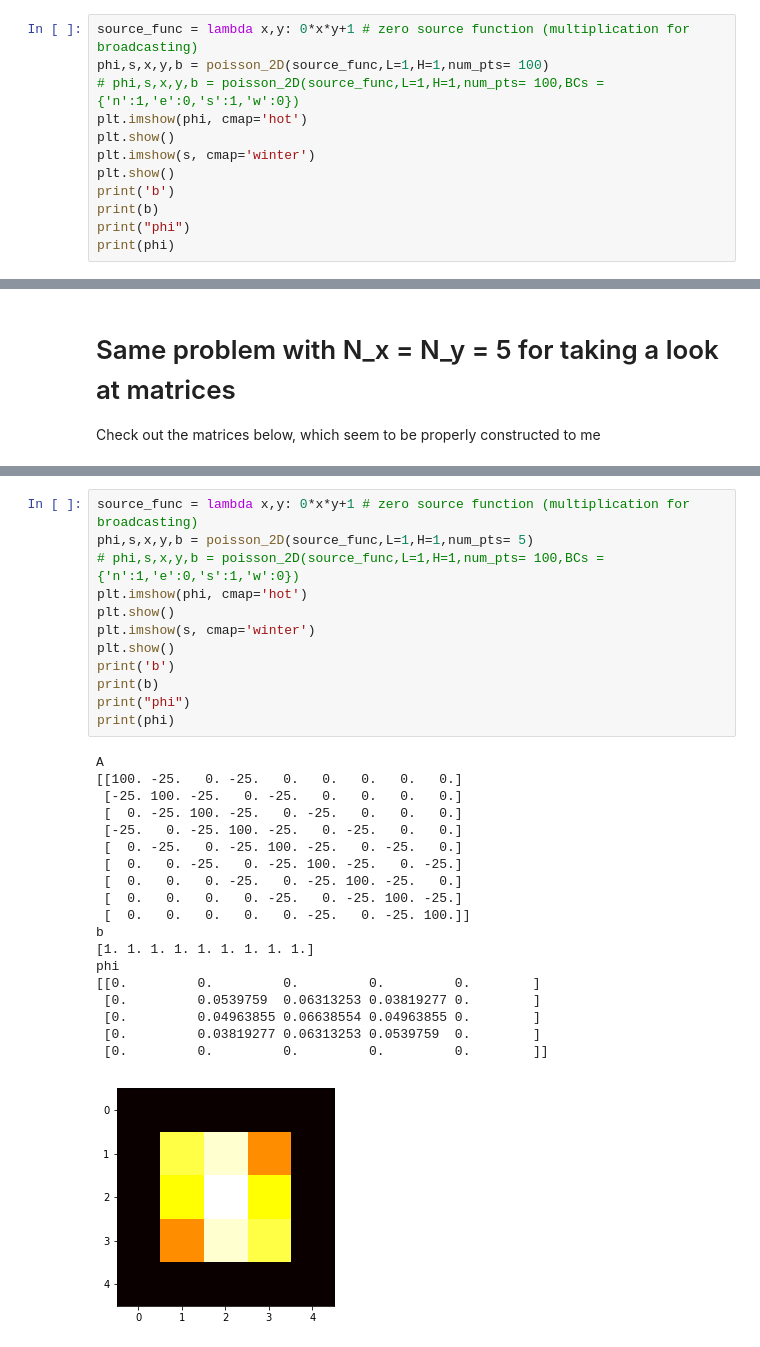
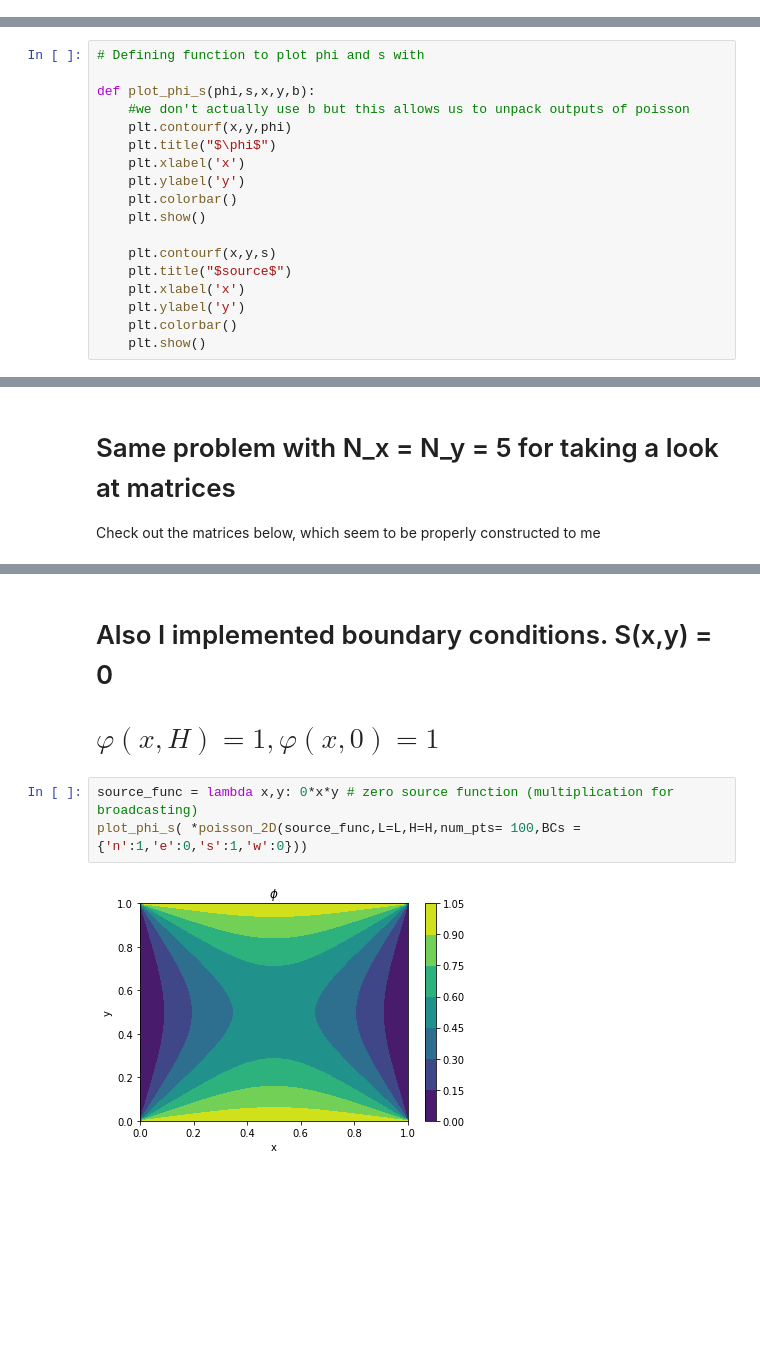
Before and after one commit to Gloamglozer/NumericalMethods, a Jupyter notebook: Week5/poisson_2d.ipynb, the cells around one changed output, grey strips where cells are left out. Drawn from its saved outputs; the diff is of its cells as text; blank space fills up the shorter version.

```diff
--- a/Week5/poisson_2d.ipynb
+++ b/Week5/poisson_2d.ipynb
@@ -150,12 +155,0 @@ def poisson_2D(s_fun,L,H,num_pts,BCs = None):
-# %%
-source_func = lambda x,y: 0*x*y+1 # zero source function (multiplication for broadcasting)
-phi,s,x,y,b = poisson_2D(source_func,L=1,H=1,num_pts= 100)
-# phi,s,x,y,b = poisson_2D(source_func,L=1,H=1,num_pts= 100,BCs = {'n':1,'e':0,'s':1,'w':0})
-plt.imshow(phi, cmap='hot')
-plt.show()
-plt.imshow(s, cmap='winter')
-plt.show()
-print('b')
-print(b)
-print("phi")
-print(phi)
@@ -182,0 +156,18 @@ phi
+# %%
+# Defining function to plot phi and s with
+
+def plot_phi_s(phi,s,x,y,b):
+    #we don't actually use b but this allows us to unpack outputs of poisson
+    plt.contourf(x,y,phi)
+    plt.title("$\phi$")
+    plt.xlabel('x')
+    plt.ylabel('y')
+    plt.colorbar()
+    plt.show()
+
+    plt.contourf(x,y,s)
+    plt.title("$source$")
+    plt.xlabel('x')
+    plt.ylabel('y')
+    plt.colorbar()
+    plt.show()
@@ -186,32 +216,8 @@ phi
+# %% [markdown]
+# Also I implemented boundary conditions. S(x,y) = 0
+# $\varphi(x,H) = 1, \varphi(x,0) = 1 $
 # %%
-source_func = lambda x,y: 0*x*y+1 # zero source function (multiplication for broadcasting)
-phi,s,x,y,b = poisson_2D(source_func,L=1,H=1,num_pts= 5)
-# phi,s,x,y,b = poisson_2D(source_func,L=1,H=1,num_pts= 100,BCs = {'n':1,'e':0,'s':1,'w':0})
-plt.imshow(phi, cmap='hot')
-plt.show()
-plt.imshow(s, cmap='winter')
-plt.show()
-print('b')
-print(b)
-print("phi")
-print(phi)
+source_func = lambda x,y: 0*x*y # zero source function (multiplication for broadcasting)
+plot_phi_s( *poisson_2D(source_func,L=L,H=H,num_pts= 100,BCs = {'n':1,'e':0,'s':1,'w':0}))
 # %% [output]
-A
-[[100. -25.   0. -25.   0.   0.   0.   0.   0.]
- [-25. 100. -25.   0. -25.   0.   0.   0.   0.]
- [  0. -25. 100. -25.   0. -25.   0.   0.   0.]
- [-25.   0. -25. 100. -25.   0. -25.   0.   0.]
- [  0. -25.   0. -25. 100. -25.   0. -25.   0.]
- [  0.   0. -25.   0. -25. 100. -25.   0. -25.]
- [  0.   0.   0. -25.   0. -25. 100. -25.   0.]
- [  0.   0.   0.   0. -25.   0. -25. 100. -25.]
- [  0.   0.   0.   0.   0. -25.   0. -25. 100.]]
-b
-[1. 1. 1. 1. 1. 1. 1. 1. 1.]
-phi
-[[0.         0.         0.         0.         0.        ]
- [0.         0.0539759  0.06313253 0.03819277 0.        ]
- [0.         0.04963855 0.06638554 0.04963855 0.        ]
- [0.         0.03819277 0.06313253 0.0539759  0.        ]
- [0.         0.         0.         0.         0.        ]]
-[figure, old version]
+[figure, new version]
```
Also changed, not shown: parts of 20 cells of this notebook, 1 other file.
